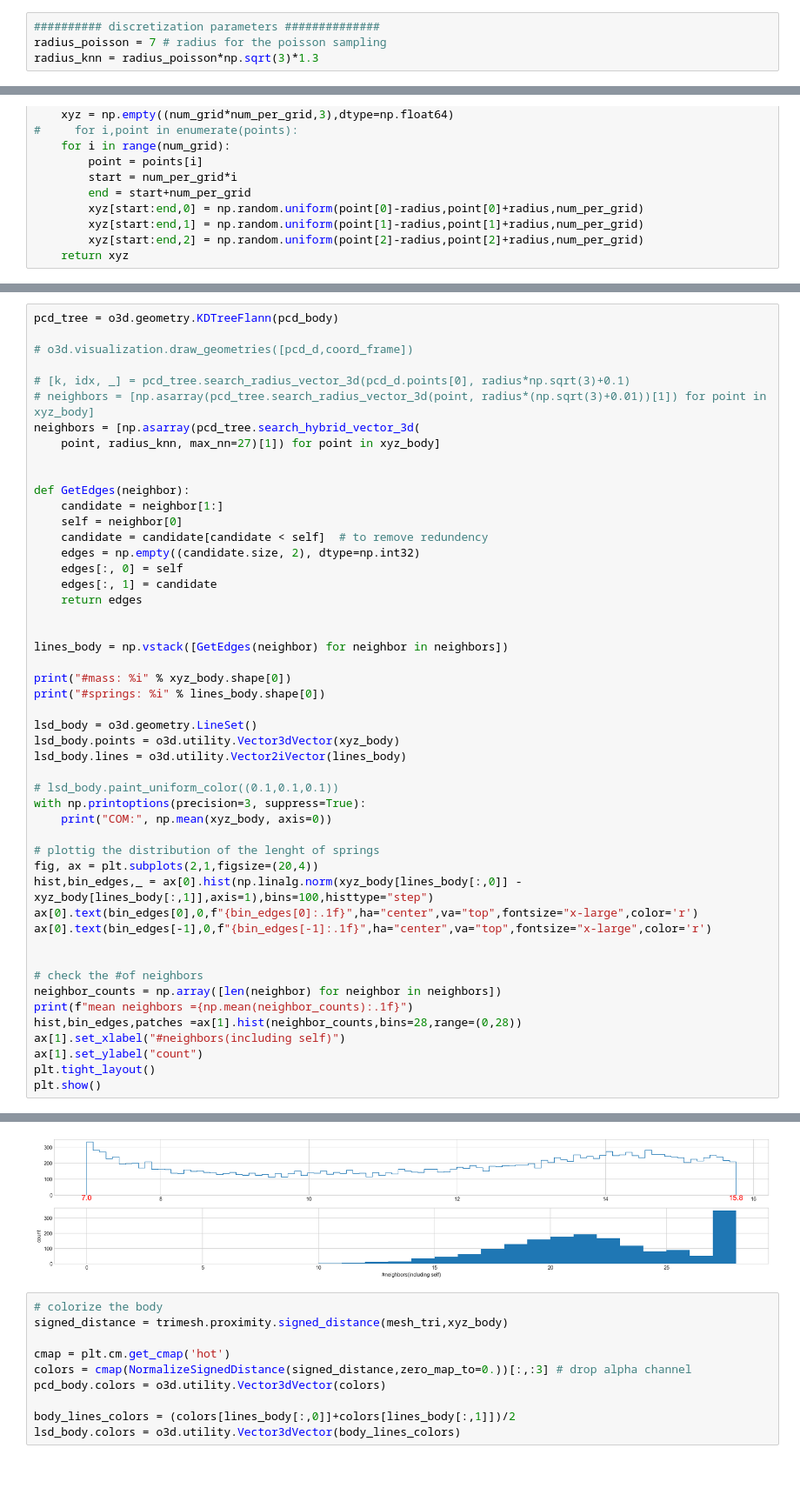
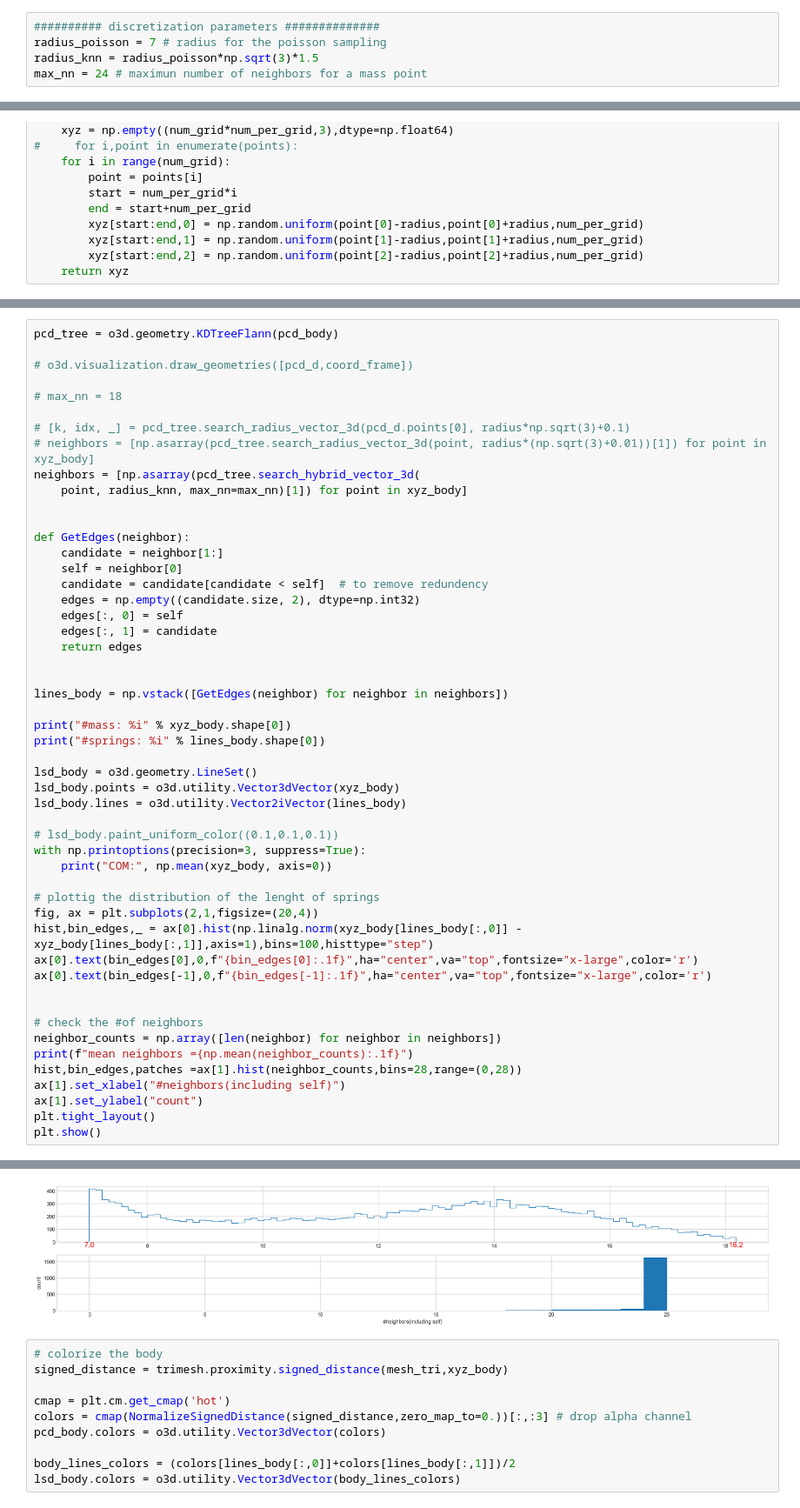
Before and after one commit to boxiXia/FlexipodFast, a Jupyter notebook: src/slicer.ipynb, the cells around one changed output, grey strips where cells are left out. Shown at 87% size. Cells and saved outputs as stored; diff of their text form; blank space fills up the shorter version.

```diff
--- a/src/slicer.ipynb
+++ b/src/slicer.ipynb
@@ -43,7 +44,8 @@ def rotate_view(vis):
 # %%
 ########## discretization parameters ##############
 radius_poisson = 7 # radius for the poisson sampling
-radius_knn = radius_poisson*np.sqrt(3)*1.3
+radius_knn = radius_poisson*np.sqrt(3)*1.5
+max_nn = 24 # maximun number of neighbors for a mass point
 # %% [markdown]
 # Leg Discretization
 # %%
@@ -650,10 +653,12 @@ pcd_tree = o3d.geometry.KDTreeFlann(pcd_body)
 
 # o3d.visualization.draw_geometries([pcd_d,coord_frame])
 
+# max_nn = 18
+
 # [k, idx, _] = pcd_tree.search_radius_vector_3d(pcd_d.points[0], radius*np.sqrt(3)+0.1)
 # neighbors = [np.asarray(pcd_tree.search_radius_vector_3d(point, radius*(np.sqrt(3)+0.01))[1]) for point in xyz_body]
 neighbors = [np.asarray(pcd_tree.search_hybrid_vector_3d(
-    point, radius_knn, max_nn=27)[1]) for point in xyz_body]
+    point, radius_knn, max_nn=max_nn)[1]) for point in xyz_body]
 
 
 def GetEdges(neighbor):
@@ -702,4 +707,4 @@ mean neighbors =21.5
-[figure, old version]
+[figure, new version]
 # %%
 # colorize the body
 signed_distance = trimesh.proximity.signed_distance(mesh_tri,xyz_body)
```
Also changed, not shown: parts of 18 cells of this notebook, 6 other files.
